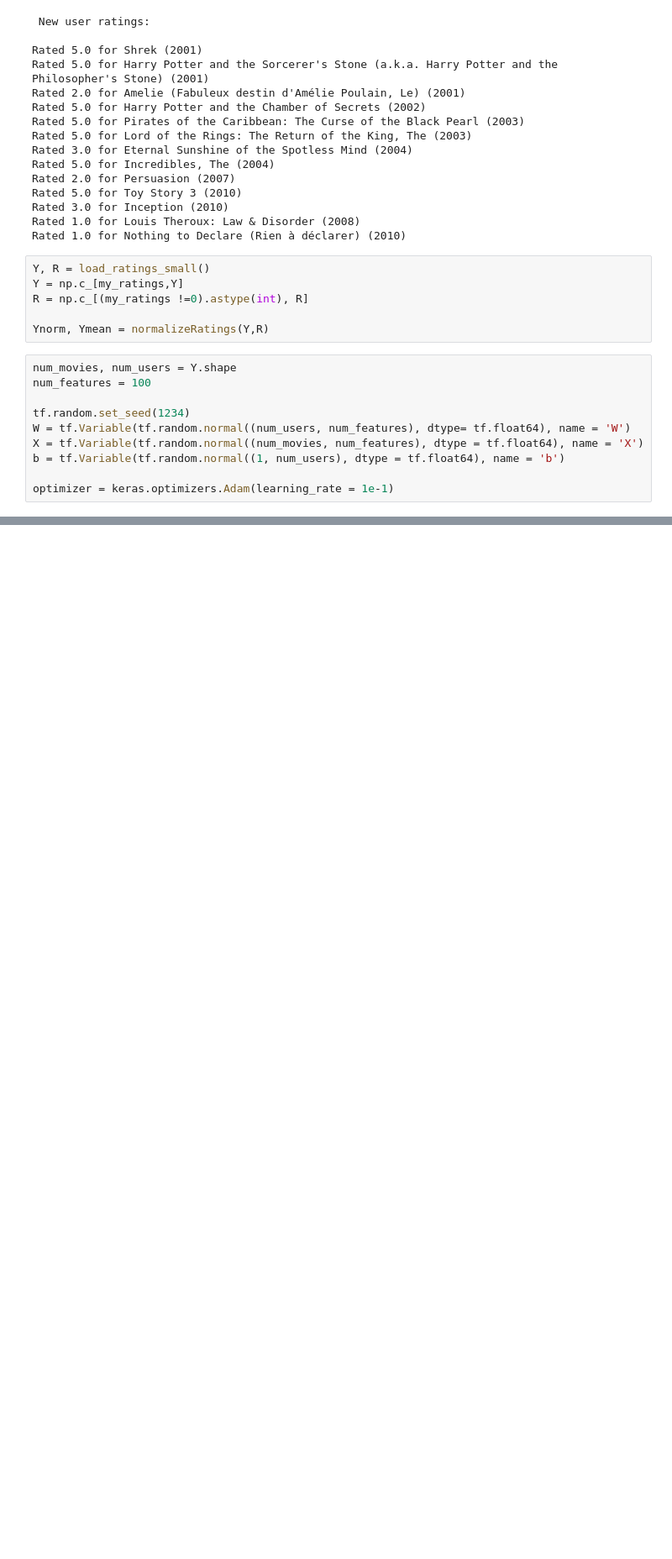
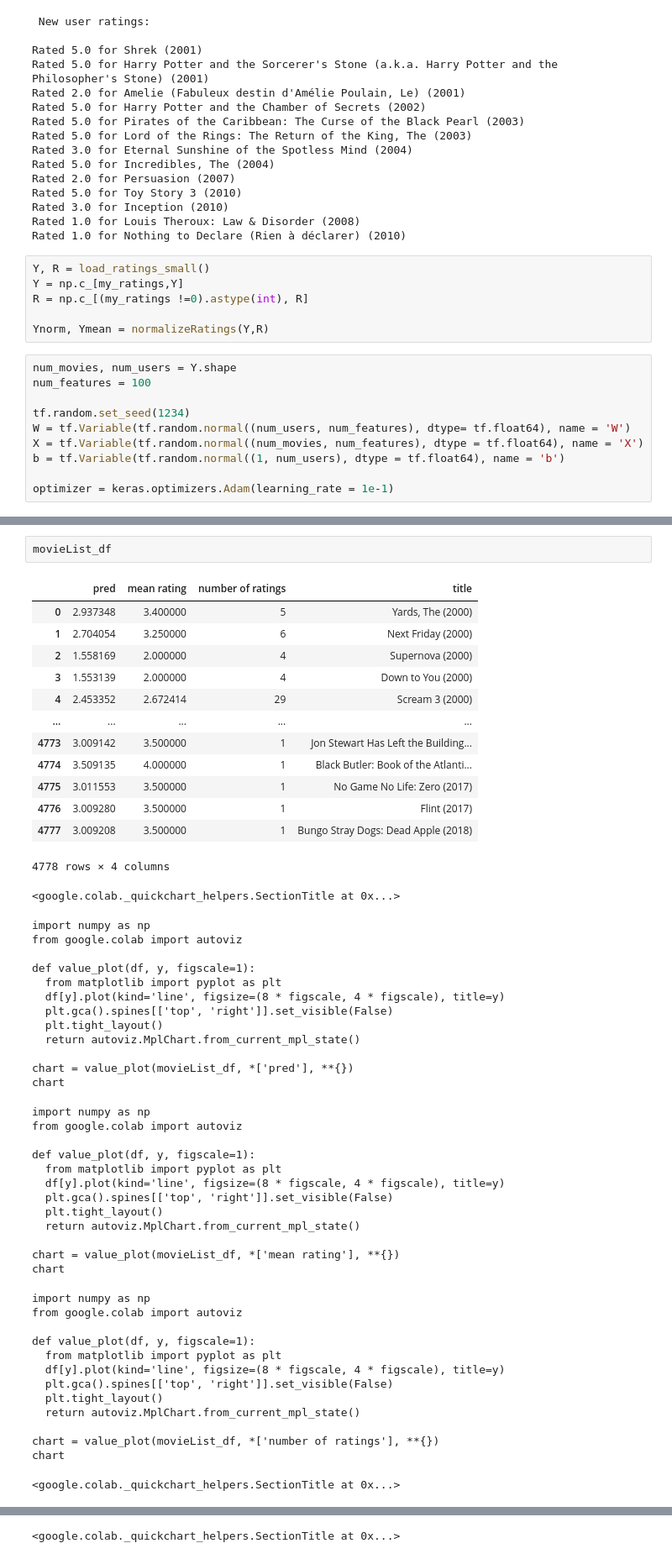
Before and after one commit to harsh194/machine_learning, a Jupyter notebook: Collaborative_Filtering.ipynb, the cells around one changed output, grey strips where cells are left out. Shown: that part at 84% size. Drawn from its saved outputs; the diff is of its cells as text; blank space fills up the shorter version.

```diff
--- a/Collaborative_Filtering.ipynb
+++ b/Collaborative_Filtering.ipynb
@@ -166,0 +228,54 @@ Training loss at iteration 100: 1979.4
+# %%
+movieList_df
+# %% [output]
+|  | pred | mean rating | number of ratings | title |
+| 0 | 2.937348 | 3.400000 | 5 | Yards, The (2000) |
+| 1 | 2.704054 | 3.250000 | 6 | Next Friday (2000) |
+| 2 | 1.558169 | 2.000000 | 4 | Supernova (2000) |
+| 3 | 1.553139 | 2.000000 | 4 | Down to You (2000) |
+| 4 | 2.453352 | 2.672414 | 29 | Scream 3 (2000) |
+| ... | ... | ... | ... | ... |
+| 4773 | 3.009142 | 3.500000 | 1 | Jon Stewart Has Left the Building... |
+| 4774 | 3.509135 | 4.000000 | 1 | Black Butler: Book of the Atlanti... |
+| 4775 | 3.011553 | 3.500000 | 1 | No Game No Life: Zero (2017) |
+| 4776 | 3.009280 | 3.500000 | 1 | Flint (2017) |
+| 4777 | 3.009208 | 3.500000 | 1 | Bungo Stray Dogs: Dead Apple (2018) |
+4778 rows × 4 columns
+<google.colab._quickchart_helpers.SectionTitle at 0x...>
+import numpy as np
+from google.colab import autoviz
+
+def value_plot(df, y, figscale=1):
+  from matplotlib import pyplot as plt
+  df[y].plot(kind='line', figsize=(8 * figscale, 4 * figscale), title=y)
+  plt.gca().spines[['top', 'right']].set_visible(False)
+  plt.tight_layout()
+  return autoviz.MplChart.from_current_mpl_state()
+
+chart = value_plot(movieList_df, *['pred'], **{})
+chart
+import numpy as np
+from google.colab import autoviz
+
+def value_plot(df, y, figscale=1):
+  from matplotlib import pyplot as plt
+  df[y].plot(kind='line', figsize=(8 * figscale, 4 * figscale), title=y)
+  plt.gca().spines[['top', 'right']].set_visible(False)
+  plt.tight_layout()
+  return autoviz.MplChart.from_current_mpl_state()
+
+chart = value_plot(movieList_df, *['mean rating'], **{})
+chart
+import numpy as np
+from google.colab import autoviz
+
+def value_plot(df, y, figscale=1):
+  from matplotlib import pyplot as plt
+  df[y].plot(kind='line', figsize=(8 * figscale, 4 * figscale), title=y)
+  plt.gca().spines[['top', 'right']].set_visible(False)
+  plt.tight_layout()
+  return autoviz.MplChart.from_current_mpl_state()
+
+chart = value_plot(movieList_df, *['number of ratings'], **{})
+chart
+<google.colab._quickchart_helpers.SectionTitle at 0x...>
@@ -166,0 +318 @@ Training loss at iteration 100: 1979.4
+<google.colab._quickchart_helpers.SectionTitle at 0x...>
```
Also changed, not shown: parts of 4 cells of this notebook.
